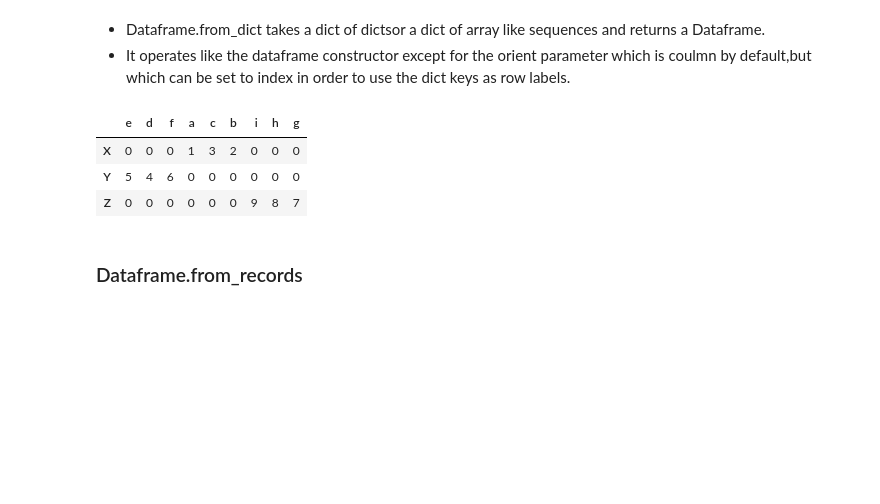
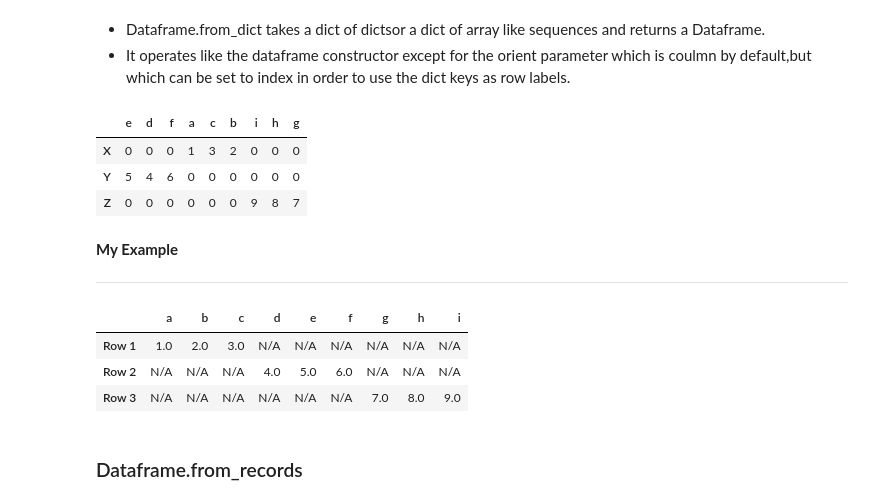
Before and after one commit to rdezwart/Week1-Introduction_to_Python, a Jupyter notebook: Introduction_to_Python.ipynb, the cells around one changed output. Drawn from its saved outputs; the diff is of its cells as text; code cells hidden in the pictures; blank space fills up the shorter version.

```diff
--- a/Introduction_to_Python.ipynb
+++ b/Introduction_to_Python.ipynb
@@ -1993,6 +2033,24 @@ df
 | X | 0 | 0 | 0 | 1 | 3 | 2 | 0 | 0 | 0 |
 | Y | 5 | 4 | 6 | 0 | 0 | 0 | 0 | 0 | 0 |
 | Z | 0 | 0 | 0 | 0 | 0 | 0 | 9 | 8 | 7 |
+# %% [markdown]
+**My Example**
+
+---
+# %%
+# Create dictionary of dictionaries
+my_dict = {
+    "Row 1": {'a': 1, 'b': 2, 'c': 3},
+    "Row 2": {'d': 4, 'e': 5, 'f': 6},
+    "Row 3": {'g': 7, 'h': 8, 'i': 9}}
+
+# Create dataframe from dict using alternate constructor
+pd.DataFrame.from_dict(my_dict, orient="index").fillna("N/A").astype(str)
+# %% [output]
+|  | a | b | c | d | e | f | g | h | i |
+| Row 1 | 1.0 | 2.0 | 3.0 | N/A | N/A | N/A | N/A | N/A | N/A |
+| Row 2 | N/A | N/A | N/A | 4.0 | 5.0 | 6.0 | N/A | N/A | N/A |
+| Row 3 | N/A | N/A | N/A | N/A | N/A | N/A | 7.0 | 8.0 | 9.0 |
 # %% [markdown]
 ### Dataframe.from_records
 # %% [markdown]
```
Also changed, not shown: parts of 25 cells of this notebook.
